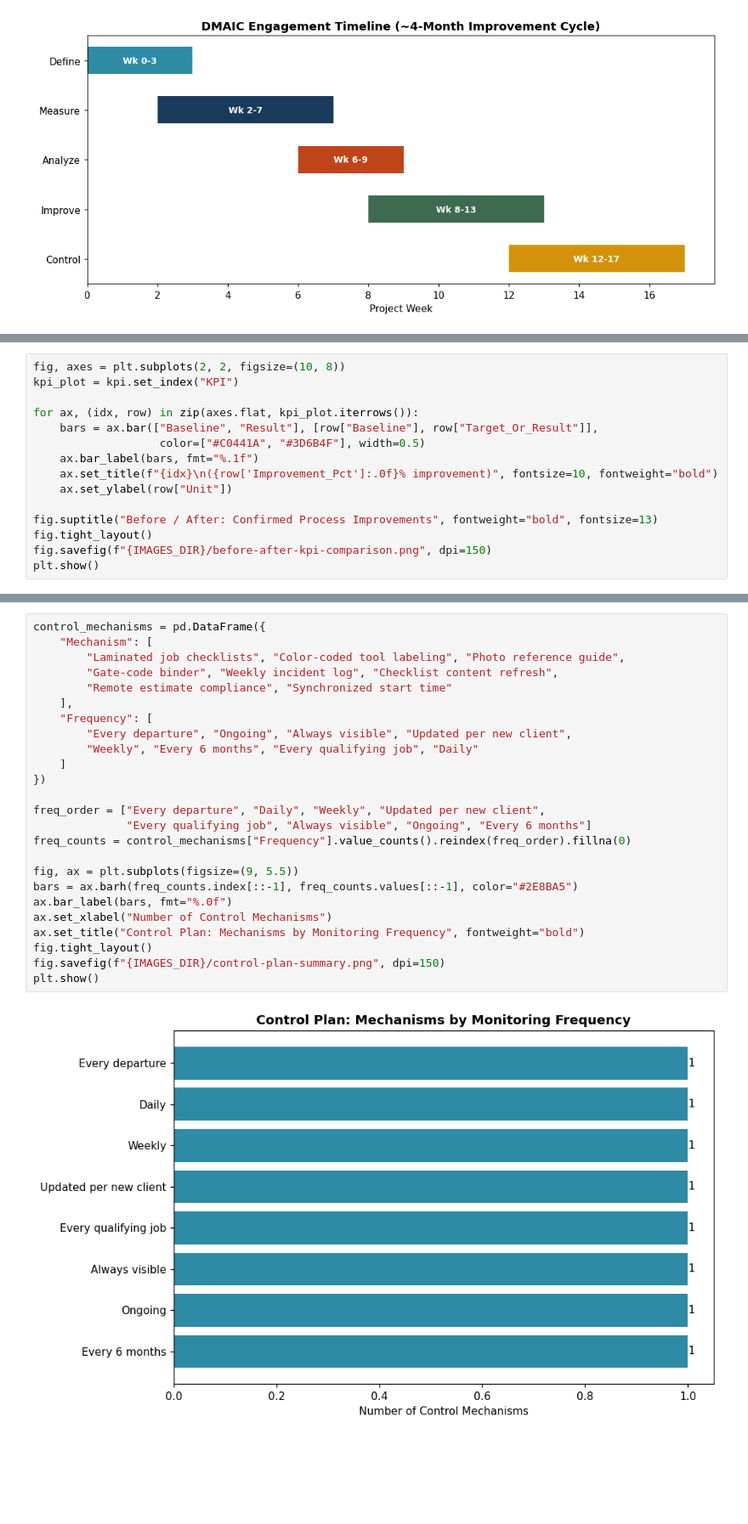
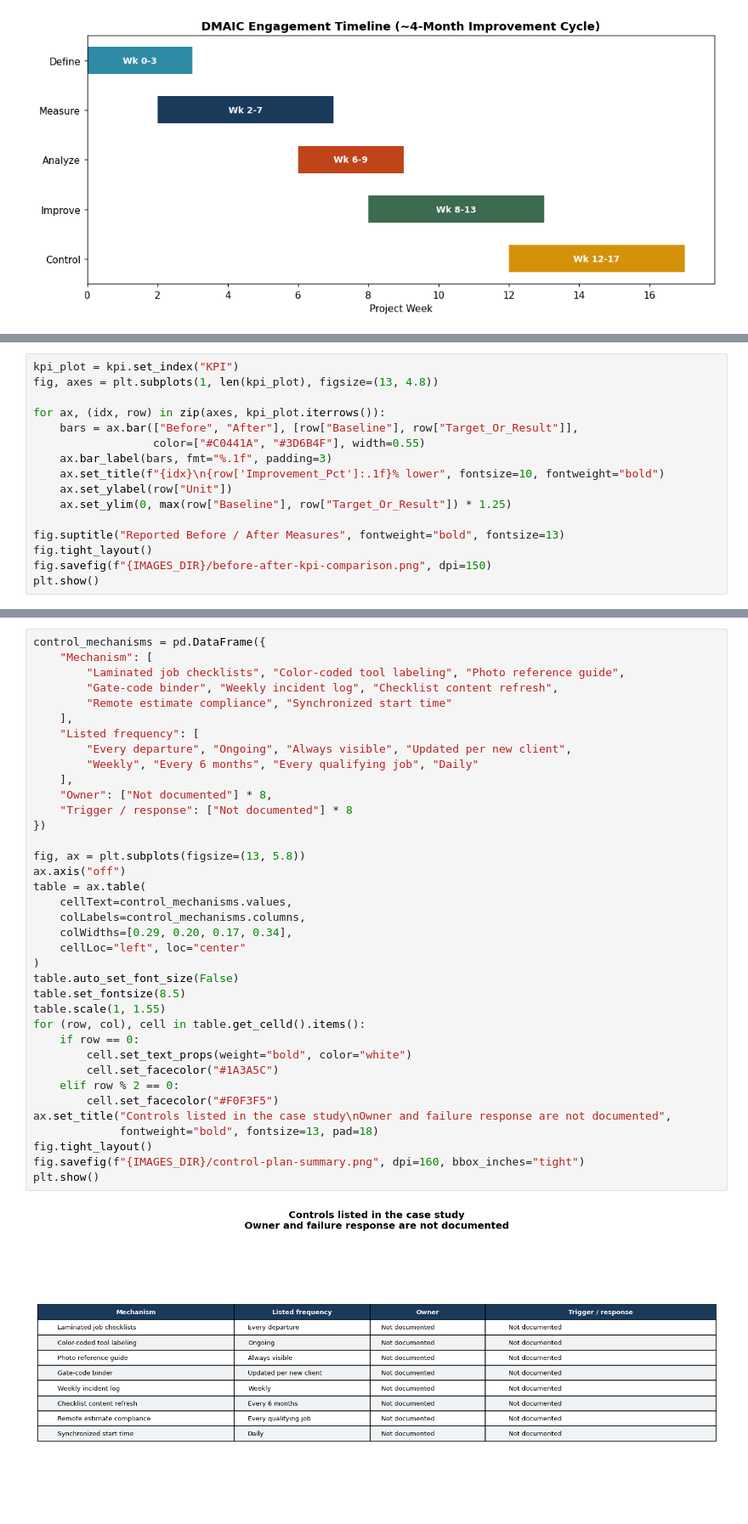
Before and after one commit to DAlanMtz/operations-dmaic-case-study, a Jupyter notebook: operations_dmaic_case_study.ipynb, the cells around one changed output, grey strips where cells are left out. Shown at 85% size. Saved outputs shown, nothing was run; the diff lists cells and outputs as text; blank space fills up the shorter version.

Commit message:
Audit and clarify DMAIC case study

```diff
--- a/operations_dmaic_case_study.ipynb
+++ b/operations_dmaic_case_study.ipynb
@@ -240,15 +226,16 @@ targeting the wasted-trip root cause.
 # %%
-fig, axes = plt.subplots(2, 2, figsize=(10, 8))
 kpi_plot = kpi.set_index("KPI")
+fig, axes = plt.subplots(1, len(kpi_plot), figsize=(13, 4.8))
 
-for ax, (idx, row) in zip(axes.flat, kpi_plot.iterrows()):
-    bars = ax.bar(["Baseline", "Result"], [row["Baseline"], row["Target_Or_Result"]],
-                   color=["#C0441A", "#3D6B4F"], width=0.5)
-    ax.bar_label(bars, fmt="%.1f")
-    ax.set_title(f"{idx}\n({row['Improvement_Pct']:.0f}% improvement)", fontsize=10, fontweight="bold")
+for ax, (idx, row) in zip(axes, kpi_plot.iterrows()):
+    bars = ax.bar(["Before", "After"], [row["Baseline"], row["Target_Or_Result"]],
+                  color=["#C0441A", "#3D6B4F"], width=0.55)
+    ax.bar_label(bars, fmt="%.1f", padding=3)
+    ax.set_title(f"{idx}\n{row['Improvement_Pct']:.1f}% lower", fontsize=10, fontweight="bold")
     ax.set_ylabel(row["Unit"])
+    ax.set_ylim(0, max(row["Baseline"], row["Target_Or_Result"]) * 1.25)
 
-fig.suptitle("Before / After: Confirmed Process Improvements", fontweight="bold", fontsize=13)
+fig.suptitle("Reported Before / After Measures", fontweight="bold", fontsize=13)
 fig.tight_layout()
 fig.savefig(f"{IMAGES_DIR}/before-after-kpi-comparison.png", dpi=150)
 plt.show()
@@ -263,30 +248,42 @@ administrative step that could lapse under time pressure.
 # %%
 control_mechanisms = pd.DataFrame({
     "Mechanism": [
         "Laminated job checklists", "Color-coded tool labeling", "Photo reference guide",
         "Gate-code binder", "Weekly incident log", "Checklist content refresh",
         "Remote estimate compliance", "Synchronized start time"
     ],
-    "Frequency": [
+    "Listed frequency": [
         "Every departure", "Ongoing", "Always visible", "Updated per new client",
         "Weekly", "Every 6 months", "Every qualifying job", "Daily"
-    ]
+    ],
+    "Owner": ["Not documented"] * 8,
+    "Trigger / response": ["Not documented"] * 8
 })
 
-freq_order = ["Every departure", "Daily", "Weekly", "Updated per new client",
-              "Every qualifying job", "Always visible", "Ongoing", "Every 6 months"]
-freq_counts = control_mechanisms["Frequency"].value_counts().reindex(freq_order).fillna(0)
-
-fig, ax = plt.subplots(figsize=(9, 5.5))
-bars = ax.barh(freq_counts.index[::-1], freq_counts.values[::-1], color="#2E8BA5")
-ax.bar_label(bars, fmt="%.0f")
-ax.set_xlabel("Number of Control Mechanisms")
-ax.set_title("Control Plan: Mechanisms by Monitoring Frequency", fontweight="bold")
+fig, ax = plt.subplots(figsize=(13, 5.8))
+ax.axis("off")
+table = ax.table(
+    cellText=control_mechanisms.values,
+    colLabels=control_mechanisms.columns,
+    colWidths=[0.29, 0.20, 0.17, 0.34],
+    cellLoc="left", loc="center"
+)
+table.auto_set_font_size(False)
+table.set_fontsize(8.5)
+table.scale(1, 1.55)
+for (row, col), cell in table.get_celld().items():
+    if row == 0:
+        cell.set_text_props(weight="bold", color="white")
+        cell.set_facecolor("#1A3A5C")
+    elif row % 2 == 0:
+        cell.set_facecolor("#F0F3F5")
+ax.set_title("Controls listed in the case study\nOwner and failure response are not documented",
+             fontweight="bold", fontsize=13, pad=18)
 fig.tight_layout()
-fig.savefig(f"{IMAGES_DIR}/control-plan-summary.png", dpi=150)
+fig.savefig(f"{IMAGES_DIR}/control-plan-summary.png", dpi=160, bbox_inches="tight")
 plt.show()
 # %% [output]
-[figure, old version]
+[figure, new version]
 # %% [markdown]
 ## Findings
 
```
Also changed, not shown: parts of 17 cells of this notebook, 8 other files.
